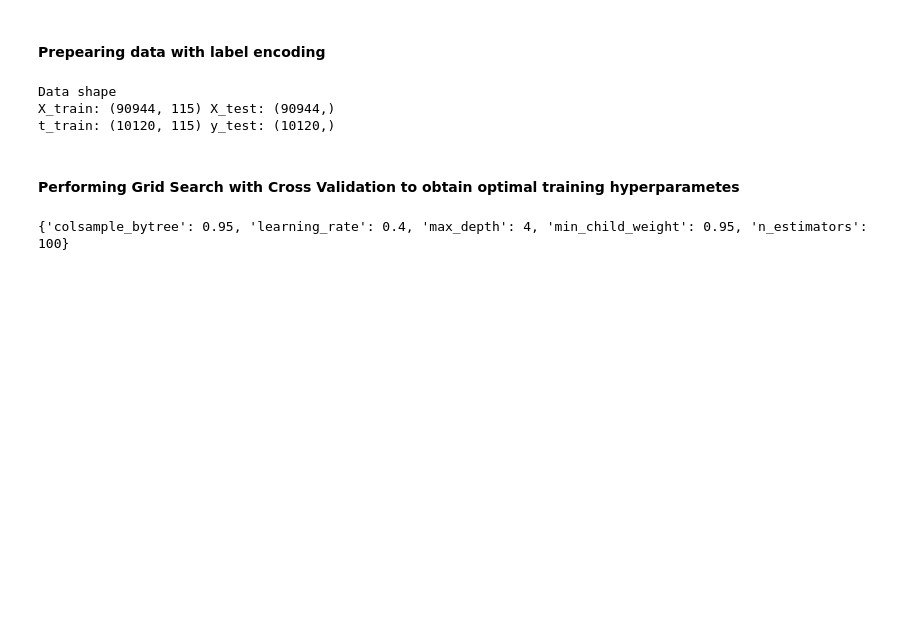
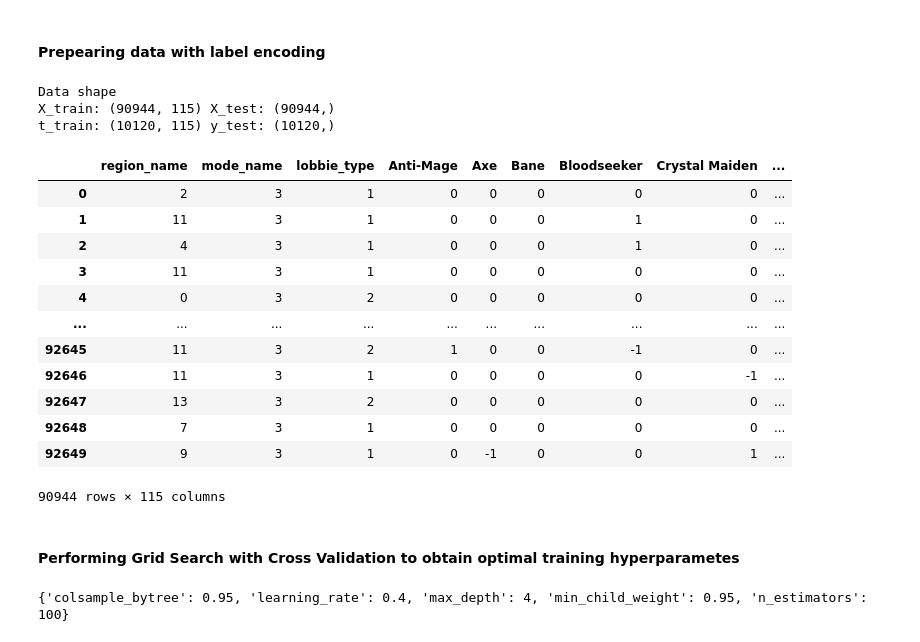
Before and after one commit to DthRazak/Dota2Project, a Jupyter notebook: dota2.ipynb, the cells around one changed output. Cells and saved outputs as stored; diff of their text form; code cells hidden in the pictures; blank space fills up the shorter version.

```diff
--- a/dota2.ipynb
+++ b/dota2.ipynb
@@ -686,6 +686,22 @@ print(f"t_train: {X_test.shape} y_test: {y_test.shape}")
 Data shape
 X_train: (90944, 115) X_test: (90944,)
 t_train: (10120, 115) y_test: (10120,)
+# %%
+X_train
+# %% [output]
+|  | region_name | mode_name | lobbie_type | Anti-Mage | Axe | Bane | Bloodseeker | Crystal Maiden | ... |
+| 0 | 2 | 3 | 1 | 0 | 0 | 0 | 0 | 0 | ... |
+| 1 | 11 | 3 | 1 | 0 | 0 | 0 | 1 | 0 | ... |
+| 2 | 4 | 3 | 1 | 0 | 0 | 0 | 1 | 0 | ... |
+| 3 | 11 | 3 | 1 | 0 | 0 | 0 | 0 | 0 | ... |
+| 4 | 0 | 3 | 2 | 0 | 0 | 0 | 0 | 0 | ... |
+| ... | ... | ... | ... | ... | ... | ... | ... | ... | ... |
+| 92645 | 11 | 3 | 2 | 1 | 0 | 0 | -1 | 0 | ... |
+| 92646 | 11 | 3 | 1 | 0 | 0 | 0 | 0 | -1 | ... |
+| 92647 | 13 | 3 | 2 | 0 | 0 | 0 | 0 | 0 | ... |
+| 92648 | 7 | 3 | 1 | 0 | 0 | 0 | 0 | 0 | ... |
+| 92649 | 9 | 3 | 1 | 0 | -1 | 0 | 0 | 1 | ... |
+90944 rows × 115 columns
 # %% [markdown]
 #### Performing Grid Search with Cross Validation to obtain optimal training hyperparametes
 # %%
```
Also changed, not shown: parts of 7 cells of this notebook.
